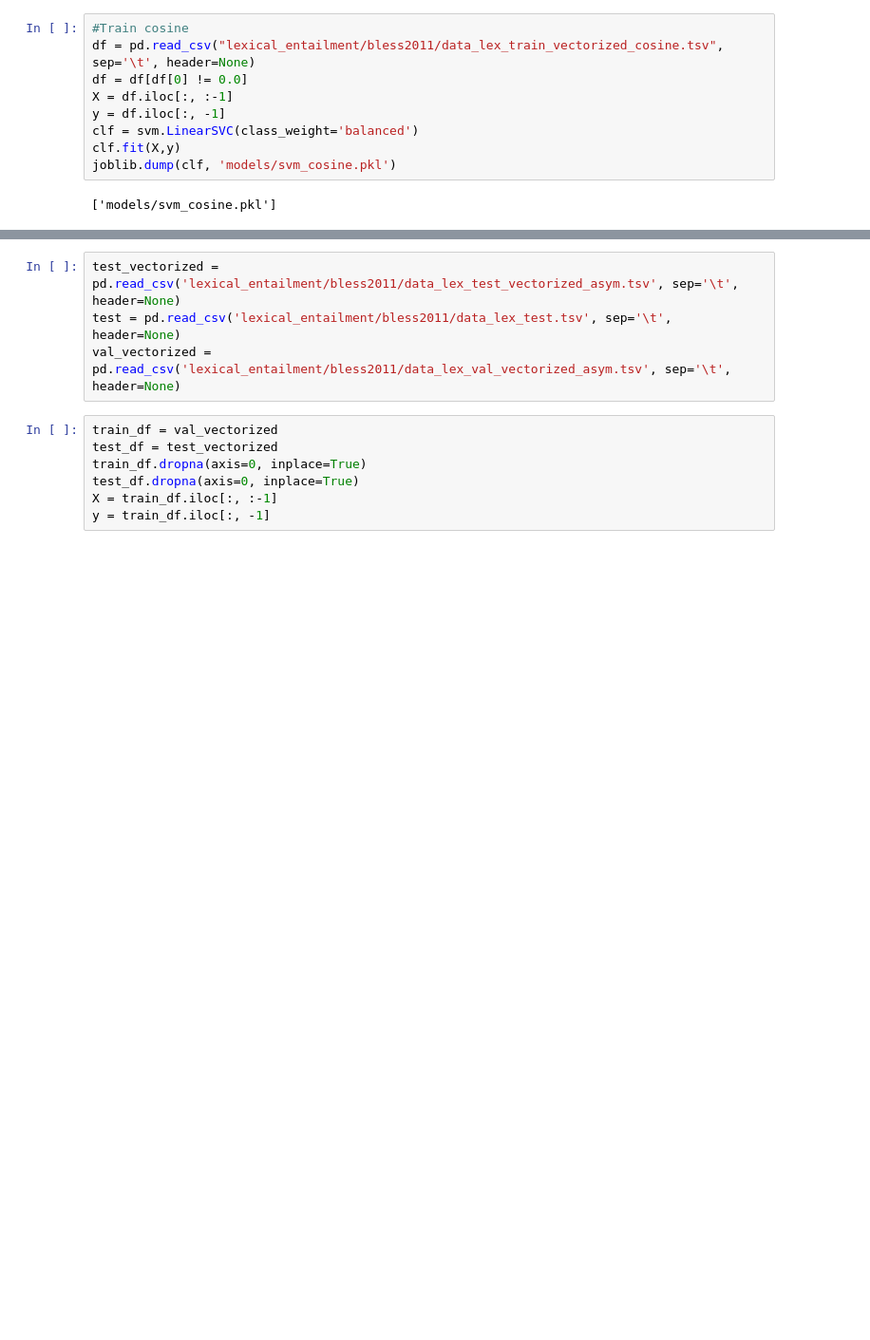
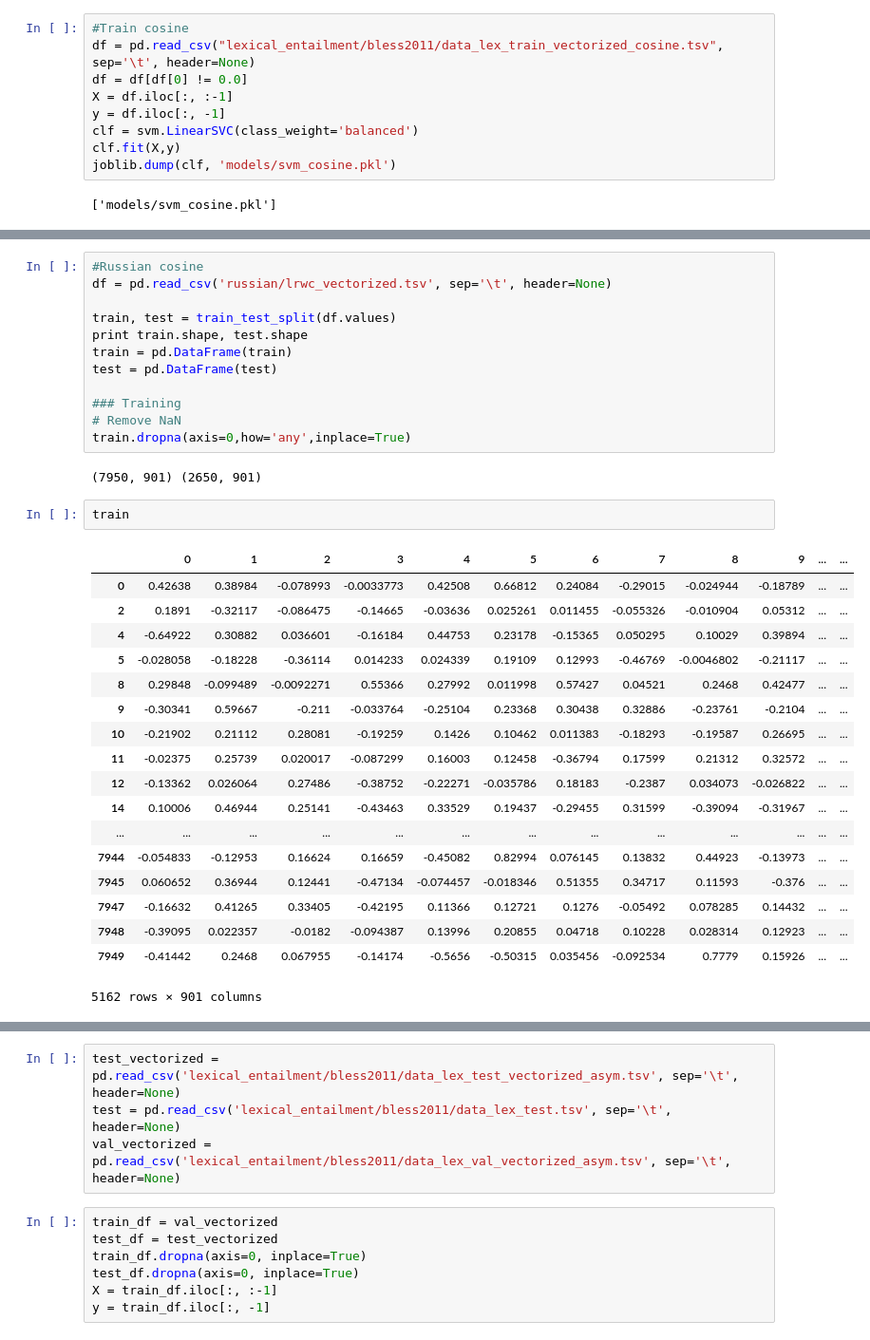
Before and after one commit to johnshen7/lexical_entailment, a Jupyter notebook: Hypernymy.ipynb, the cells around one changed output, grey strips where cells are left out. Shown at 95% size. Cells and saved outputs as stored; diff of their text form; blank space fills up the shorter version.

Commit message:
Russian cos

```diff
--- a/Hypernymy.ipynb
+++ b/Hypernymy.ipynb
@@ -135,0 +134,35 @@ joblib.dump(clf, 'models/svm_cosine.pkl')
+# %%
+#Russian cosine
+df = pd.read_csv('russian/lrwc_vectorized.tsv', sep='\t', header=None)
+
+train, test = train_test_split(df.values)
+print train.shape, test.shape
+train = pd.DataFrame(train)
+test = pd.DataFrame(test)
+
+### Training
+# Remove NaN
+train.dropna(axis=0,how='any',inplace=True)
+# %% [output]
+(7950, 901) (2650, 901)
+# %%
+train
+# %% [output]
+|  | 0 | 1 | 2 | 3 | 4 | 5 | 6 | 7 | 8 | 9 | ... | ... |
+| 0 | 0.42638 | 0.38984 | -0.078993 | -0.0033773 | 0.42508 | 0.66812 | 0.24084 | -0.29015 | -0.024944 | -0.18789 | ... | ... |
+| 2 | 0.1891 | -0.32117 | -0.086475 | -0.14665 | -0.03636 | 0.025261 | 0.011455 | -0.055326 | -0.010904 | 0.05312 | ... | ... |
+| 4 | -0.64922 | 0.30882 | 0.036601 | -0.16184 | 0.44753 | 0.23178 | -0.15365 | 0.050295 | 0.10029 | 0.39894 | ... | ... |
+| 5 | -0.028058 | -0.18228 | -0.36114 | 0.014233 | 0.024339 | 0.19109 | 0.12993 | -0.46769 | -0.0046802 | -0.21117 | ... | ... |
+| 8 | 0.29848 | -0.099489 | -0.0092271 | 0.55366 | 0.27992 | 0.011998 | 0.57427 | 0.04521 | 0.2468 | 0.42477 | ... | ... |
+| 9 | -0.30341 | 0.59667 | -0.211 | -0.033764 | -0.25104 | 0.23368 | 0.30438 | 0.32886 | -0.23761 | -0.2104 | ... | ... |
+| 10 | -0.21902 | 0.21112 | 0.28081 | -0.19259 | 0.1426 | 0.10462 | 0.011383 | -0.18293 | -0.19587 | 0.26695 | ... | ... |
+| 11 | -0.02375 | 0.25739 | 0.020017 | -0.087299 | 0.16003 | 0.12458 | -0.36794 | 0.17599 | 0.21312 | 0.32572 | ... | ... |
+| 12 | -0.13362 | 0.026064 | 0.27486 | -0.38752 | -0.22271 | -0.035786 | 0.18183 | -0.2387 | 0.034073 | -0.026822 | ... | ... |
+| 14 | 0.10006 | 0.46944 | 0.25141 | -0.43463 | 0.33529 | 0.19437 | -0.29455 | 0.31599 | -0.39094 | -0.31967 | ... | ... |
+| ... | ... | ... | ... | ... | ... | ... | ... | ... | ... | ... | ... | ... |
+| 7944 | -0.054833 | -0.12953 | 0.16624 | 0.16659 | -0.45082 | 0.82994 | 0.076145 | 0.13832 | 0.44923 | -0.13973 | ... | ... |
+| 7945 | 0.060652 | 0.36944 | 0.12441 | -0.47134 | -0.074457 | -0.018346 | 0.51355 | 0.34717 | 0.11593 | -0.376 | ... | ... |
+| 7947 | -0.16632 | 0.41265 | 0.33405 | -0.42195 | 0.11366 | 0.12721 | 0.1276 | -0.05492 | 0.078285 | 0.14432 | ... | ... |
+| 7948 | -0.39095 | 0.022357 | -0.0182 | -0.094387 | 0.13996 | 0.20855 | 0.04718 | 0.10228 | 0.028314 | 0.12923 | ... | ... |
+| 7949 | -0.41442 | 0.2468 | 0.067955 | -0.14174 | -0.5656 | -0.50315 | 0.035456 | -0.092534 | 0.7779 | 0.15926 | ... | ... |
+5162 rows × 901 columns
```
Also changed, not shown: parts of 4 cells of this notebook, 1 other file.
